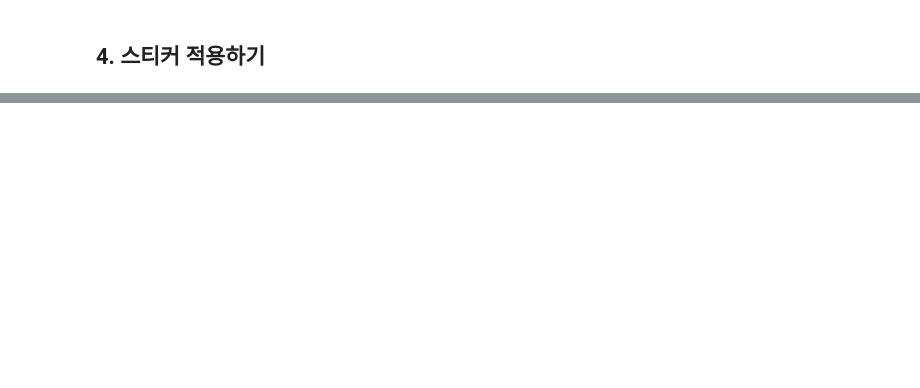
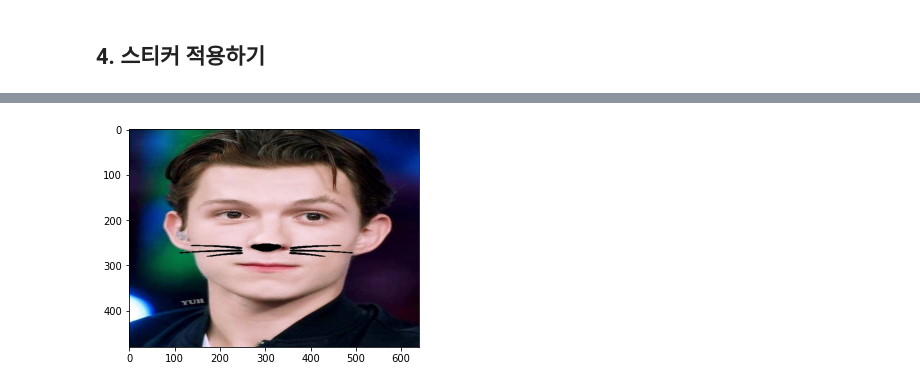
Before and after one commit to seungmiya13/LMS-Exploration, a Jupyter notebook: E3/camera_cat_whiskers.ipynb, the cells around one changed output, grey strips where cells are left out. Cells and saved outputs as stored; diff of their text form; code cells hidden in the pictures; blank space fills up the shorter version.

```diff
--- a/E3/camera_cat_whiskers.ipynb
+++ b/E3/camera_cat_whiskers.ipynb
@@ -180,0 +263,13 @@ plt.show()
+# %%
+# 스티커를 크기 맞춰주고 붙여주기
+sticker_path = os.getenv('HOME')+'/aiffel/Exploration/E3/images/cat-whiskers.png'
+img_sticker = cv2.imread(sticker_path)
+img_sticker = cv2.resize(img_sticker, (w,h))
+
+sticker_area = img_bgr[refined_y:refined_y+img_sticker.shape[0], refined_x:refined_x+img_sticker.shape[1]]
+img_bgr[refined_y:refined_y+img_sticker.shape[0], refined_x:refined_x+img_sticker.shape[1]] = \
+        np.where(img_sticker==255, sticker_area, img_sticker).astype(np.uint8)
+plt.imshow(cv2.cvtColor(img_bgr, cv2.COLOR_BGR2RGB))
+plt.show()
+# %% [output]
+[figure, added]
```
Also changed, not shown: parts of 56 cells of this notebook, 11 other files.
